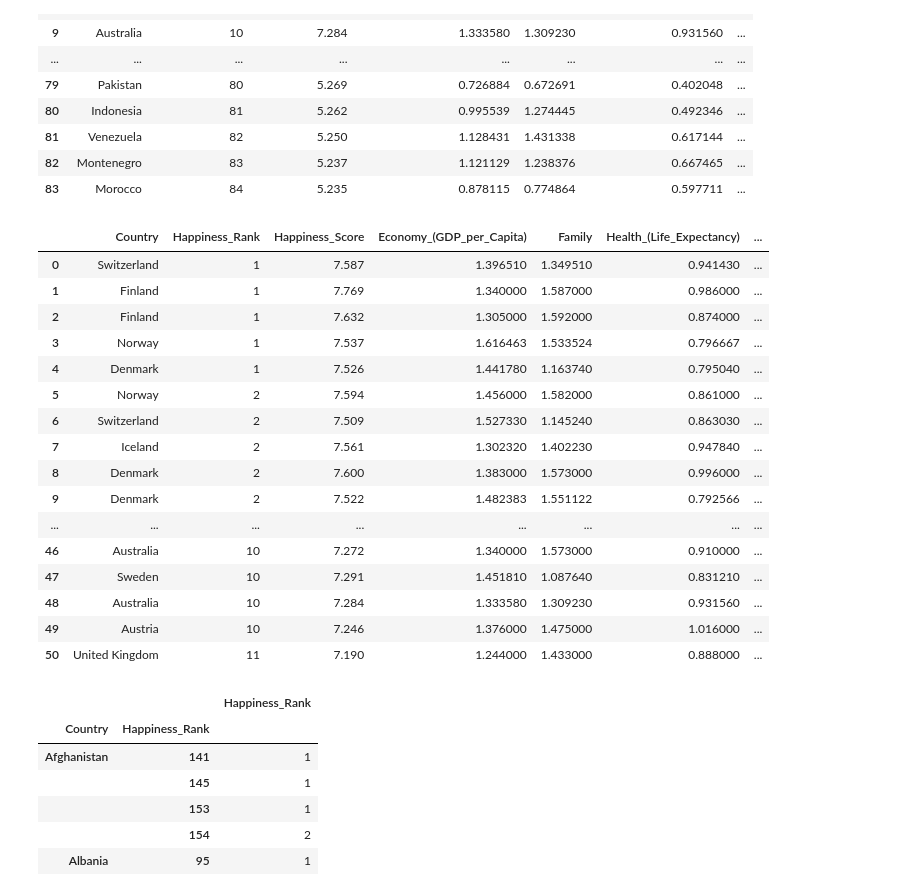
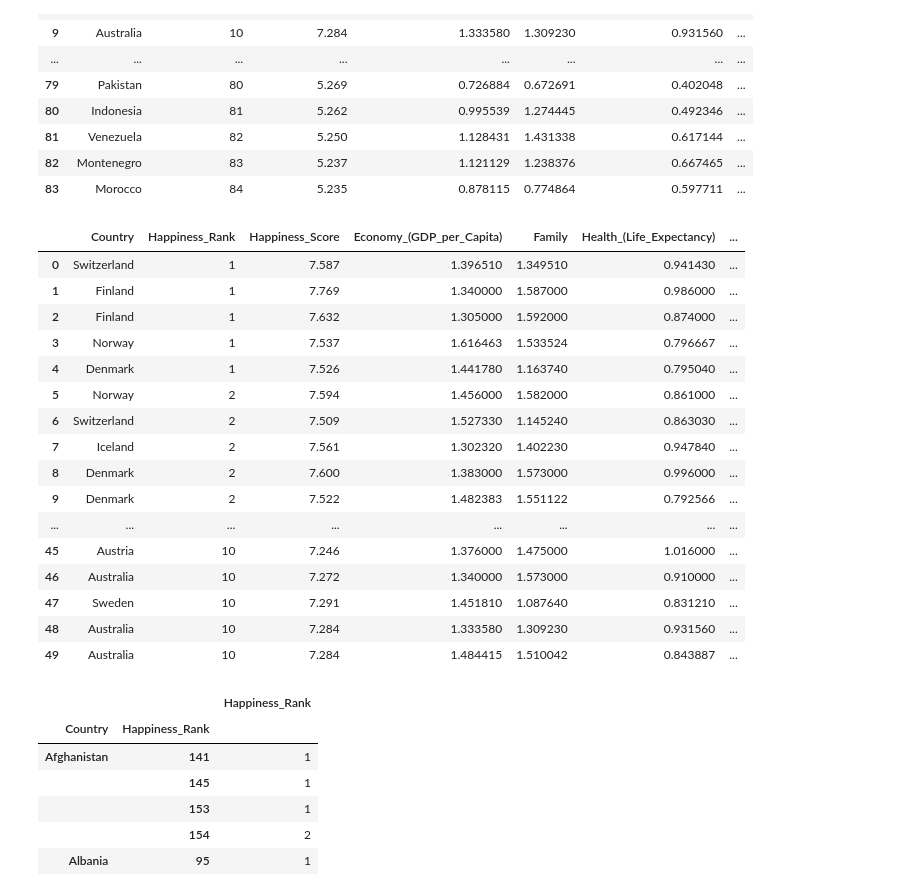
Before and after one commit to UWA-Project-1/The-World-Happiness-Analysis, a Jupyter notebook: data_cleaning.ipynb, the cells around one changed output. Saved outputs shown, nothing was run; the diff lists cells and outputs as text; code cells hidden in the pictures.

```diff
--- a/test-work.ipynb
+++ b/data_cleaning.ipynb
@@ -288,25 +288,26 @@ merged_pd
 # %%
 merged_pd.sort_values('Happiness_Rank',inplace=True)
 merged_pd.reset_index(drop=True,inplace=True)
+merged_pd.to_csv(f"../UWA-Project/Output/merged_pd.csv",index=False)
 merged_pd.head(50)
 # %% [output]
 |  | Country | Happiness_Rank | Happiness_Score | Economy_(GDP_per_Capita) | Family | Health_(Life_Expectancy) | ... |
 | 0 | Switzerland | 1 | 7.587 | 1.396510 | 1.349510 | 0.941430 | ... |
 | 1 | Finland | 1 | 7.769 | 1.340000 | 1.587000 | 0.986000 | ... |
 | 2 | Finland | 1 | 7.632 | 1.305000 | 1.592000 | 0.874000 | ... |
 | 3 | Norway | 1 | 7.537 | 1.616463 | 1.533524 | 0.796667 | ... |
 | 4 | Denmark | 1 | 7.526 | 1.441780 | 1.163740 | 0.795040 | ... |
 | 5 | Norway | 2 | 7.594 | 1.456000 | 1.582000 | 0.861000 | ... |
 | 6 | Switzerland | 2 | 7.509 | 1.527330 | 1.145240 | 0.863030 | ... |
 | 7 | Iceland | 2 | 7.561 | 1.302320 | 1.402230 | 0.947840 | ... |
 | 8 | Denmark | 2 | 7.600 | 1.383000 | 1.573000 | 0.996000 | ... |
 | 9 | Denmark | 2 | 7.522 | 1.482383 | 1.551122 | 0.792566 | ... |
 | ... | ... | ... | ... | ... | ... | ... | ... |
+| 45 | Austria | 10 | 7.246 | 1.376000 | 1.475000 | 1.016000 | ... |
 | 46 | Australia | 10 | 7.272 | 1.340000 | 1.573000 | 0.910000 | ... |
 | 47 | Sweden | 10 | 7.291 | 1.451810 | 1.087640 | 0.831210 | ... |
 | 48 | Australia | 10 | 7.284 | 1.333580 | 1.309230 | 0.931560 | ... |
-| 49 | Austria | 10 | 7.246 | 1.376000 | 1.475000 | 1.016000 | ... |
-| 50 | United Kingdom | 11 | 7.190 | 1.244000 | 1.433000 | 0.888000 | ... |
+| 49 | Australia | 10 | 7.284 | 1.484415 | 1.510042 | 0.843887 | ... |
 # %%
 Country_rank_count = pd.DataFrame(merged_pd.groupby(['Country','Happiness_Rank']).Happiness_Rank.count())
 Country_rank_count
```
